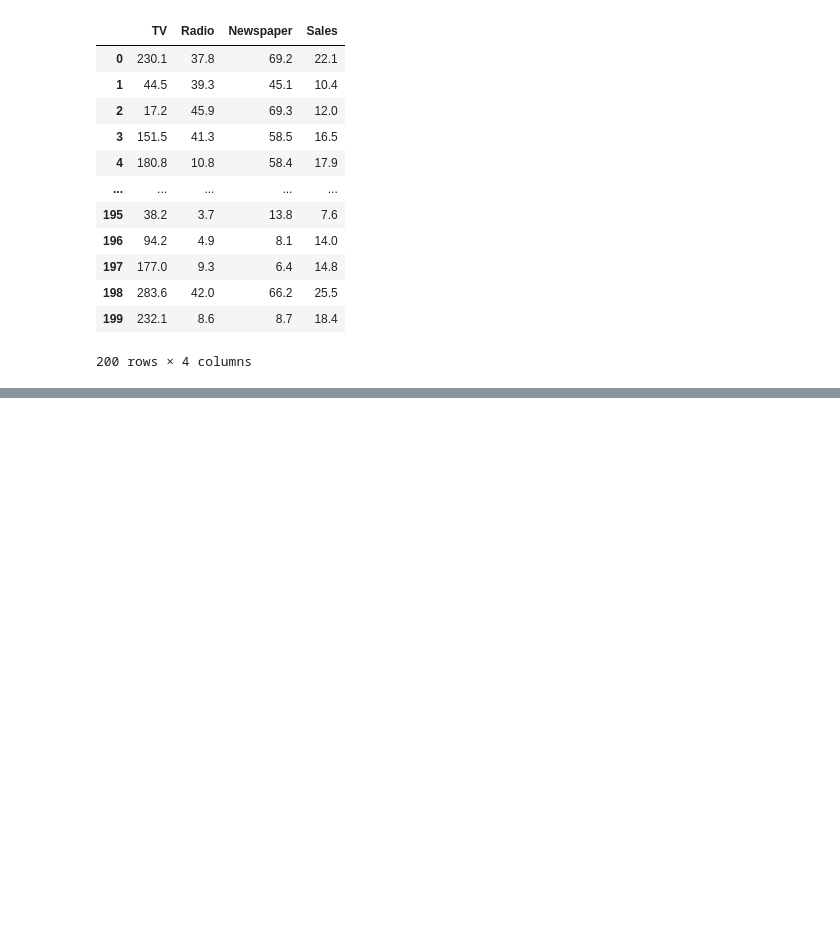
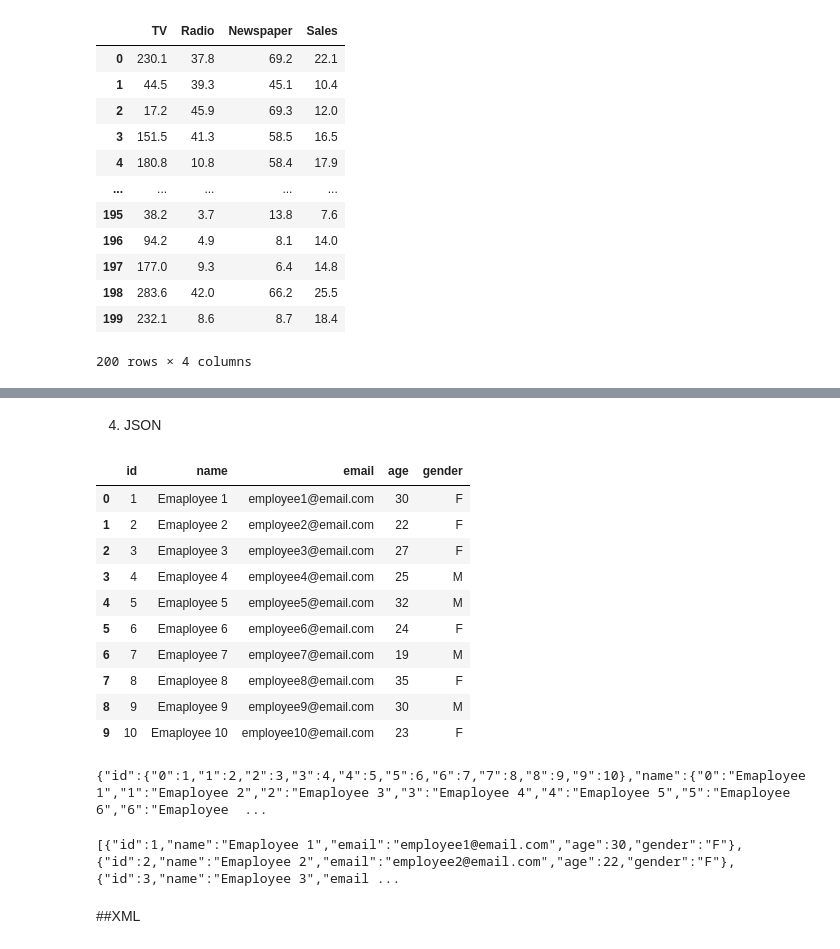
Before and after one commit to CamiloBaeza/Data-Science-Datavase-and-ETL-whith-python, a Jupyter notebook: Section 2 - Files.ipynb, the cells around one changed output, grey strips where cells are left out. Drawn from its saved outputs; the diff is of its cells as text; code cells hidden in the pictures; blank space fills up the shorter version.

```diff
--- a/Section 2 - Files.ipynb
+++ b/Section 2 - Files.ipynb
@@ -183,0 +270,38 @@ df
+# %% [markdown]
+ 4. JSON
+# %%
+#reading json file
+df=pd.read_json('datasets/employees.json')
+df
+# %% [output]
+|  | id | name | email | age | gender |
+| 0 | 1 | Emaployee 1 | employee1@email.com | 30 | F |
+| 1 | 2 | Emaployee 2 | employee2@email.com | 22 | F |
+| 2 | 3 | Emaployee 3 | employee3@email.com | 27 | F |
+| 3 | 4 | Emaployee 4 | employee4@email.com | 25 | M |
+| 4 | 5 | Emaployee 5 | employee5@email.com | 32 | M |
+| 5 | 6 | Emaployee 6 | employee6@email.com | 24 | F |
+| 6 | 7 | Emaployee 7 | employee7@email.com | 19 | M |
+| 7 | 8 | Emaployee 8 | employee8@email.com | 35 | F |
+| 8 | 9 | Emaployee 9 | employee9@email.com | 30 | M |
+| 9 | 10 | Emaployee 10 | employee10@email.com | 23 | F |
+# %%
+# writing dat to json file
+df.to_json('datasets/new-employees.json')
+
+# check
+f = open('datasets/new-employees.json', 'r')
+print(f.read())
+# %% [output]
+{"id":{"0":1,"1":2,"2":3,"3":4,"4":5,"5":6,"6":7,"7":8,"8":9,"9":10},"name":{"0":"Emaployee 1","1":"Emaployee 2","2":"Emaployee 3","3":"Emaployee 4","4":"Emaployee 5","5":"Emaployee 6","6":"Emaployee  ...
+# %%
+# writing dat to json file
+df.to_json('datasets/new-employees1.json',orient='records')
+# to change the orientation the clumns
+# check
+f = open('datasets/new-employees1.json', 'r')
+print(f.read())
+# %% [output]
+[{"id":1,"name":"Emaployee 1","email":"employee1@email.com","age":30,"gender":"F"},{"id":2,"name":"Emaployee 2","email":"employee2@email.com","age":22,"gender":"F"},{"id":3,"name":"Emaployee 3","email ...
+# %% [markdown]
+##XML
```
Also changed, not shown: parts of 20 cells of this notebook.
